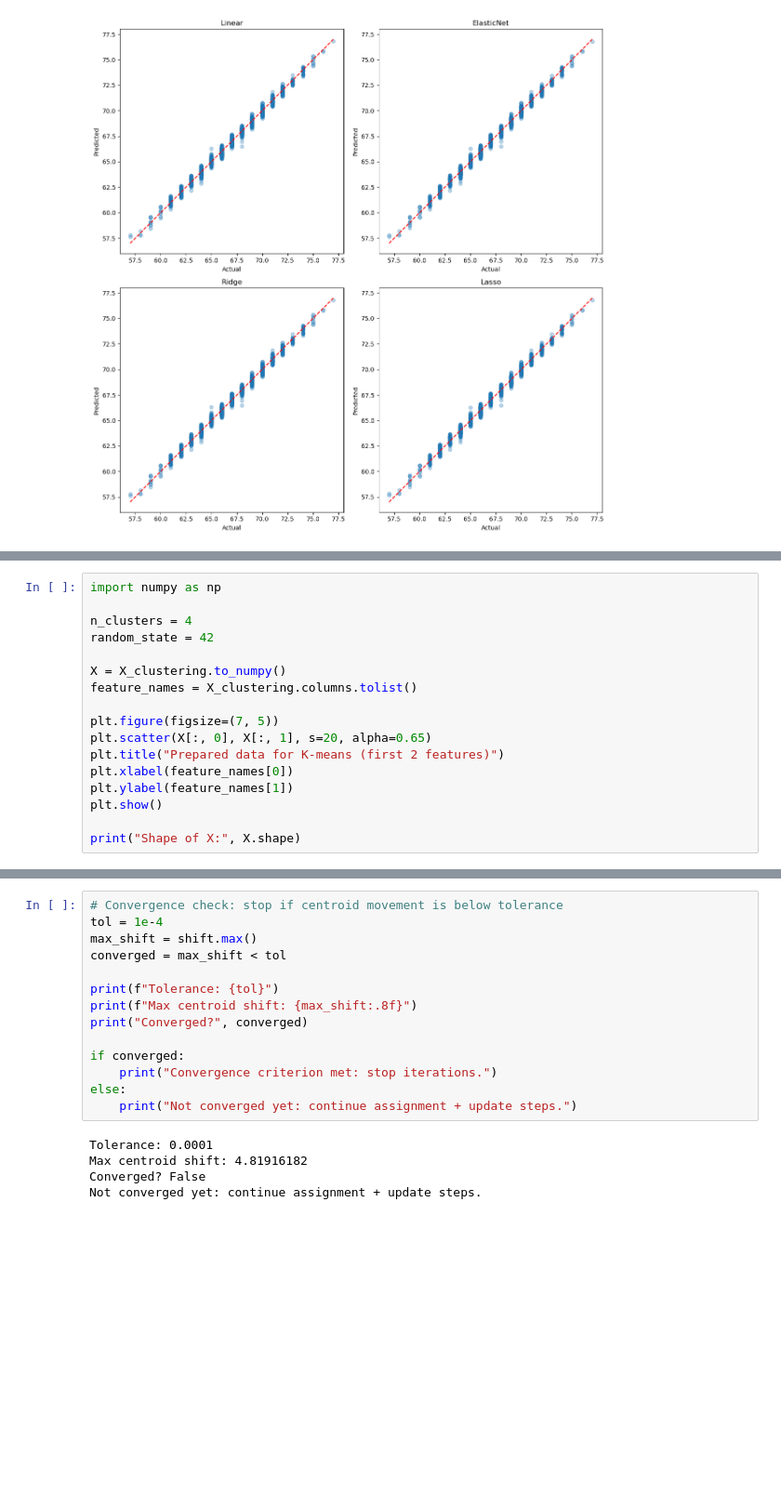
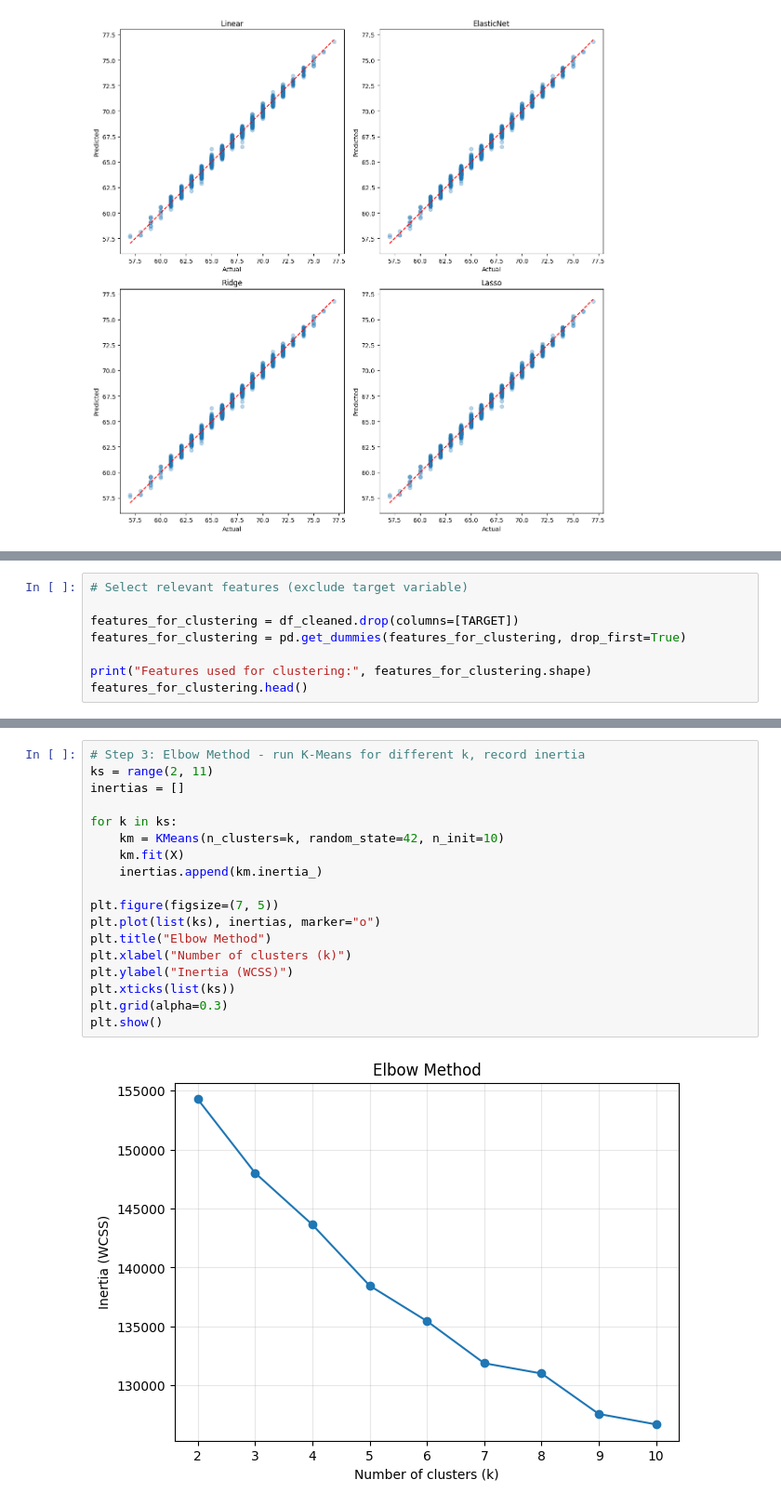
Before and after one commit to EarlClydeeee/pattern_recognition, a Jupyter notebook: student_performance.ipynb, the cells around one changed output, grey strips where cells are left out. Shown at 93% size. Saved outputs shown, nothing was run; the diff lists cells and outputs as text; blank space fills up the shorter version.

Commit message:
feat(unsupervised-learning): kmeans

```diff
--- a/student_performance.ipynb
+++ b/student_performance.ipynb
@@ -389,18 +391,9 @@ plt.show()
 # %%
-import numpy as np
+# Select relevant features (exclude target variable)
 
-n_clusters = 4
-random_state = 42
+features_for_clustering = df_cleaned.drop(columns=[TARGET])
+features_for_clustering = pd.get_dummies(features_for_clustering, drop_first=True)
 
-X = X_clustering.to_numpy()
-feature_names = X_clustering.columns.tolist()
-
-plt.figure(figsize=(7, 5))
-plt.scatter(X[:, 0], X[:, 1], s=20, alpha=0.65)
-plt.title("Prepared data for K-means (first 2 features)")
-plt.xlabel(feature_names[0])
-plt.ylabel(feature_names[1])
-plt.show()
-
-print("Shape of X:", X.shape)
+print("Features used for clustering:", features_for_clustering.shape)
+features_for_clustering.head()
 # %% [output]
@@ -470,20 +416,21 @@ Max shift: 4.819161818347273
 # %%
-# Convergence check: stop if centroid movement is below tolerance
-tol = 1e-4
-max_shift = shift.max()
-converged = max_shift < tol
+# Step 3: Elbow Method - run K-Means for different k, record inertia
+ks = range(2, 11)
+inertias = []
 
-print(f"Tolerance: {tol}")
-print(f"Max centroid shift: {max_shift:.8f}")
-print("Converged?", converged)
+for k in ks:
+    km = KMeans(n_clusters=k, random_state=42, n_init=10)
+    km.fit(X)
+    inertias.append(km.inertia_)
 
-if converged:
-    print("Convergence criterion met: stop iterations.")
-else:
-    print("Not converged yet: continue assignment + update steps.")
+plt.figure(figsize=(7, 5))
+plt.plot(list(ks), inertias, marker="o")
+plt.title("Elbow Method")
+plt.xlabel("Number of clusters (k)")
+plt.ylabel("Inertia (WCSS)")
+plt.xticks(list(ks))
+plt.grid(alpha=0.3)
+plt.show()
 # %% [output]
-Tolerance: 0.0001
-Max centroid shift: 4.81916182
-Converged? False
-Not converged yet: continue assignment + update steps.
+[figure, added]
 # %%
```
Also changed, not shown: parts of 12 cells of this notebook.
